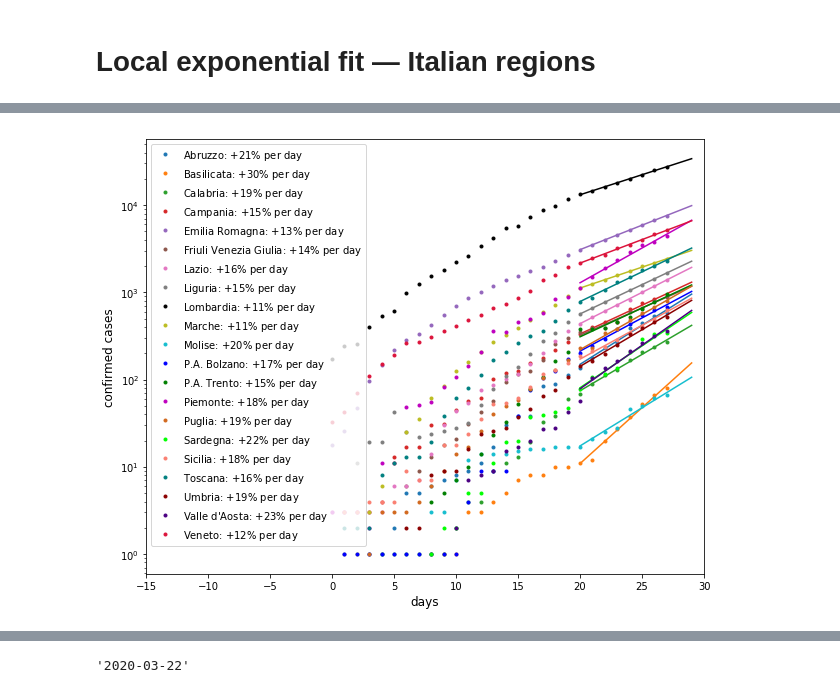
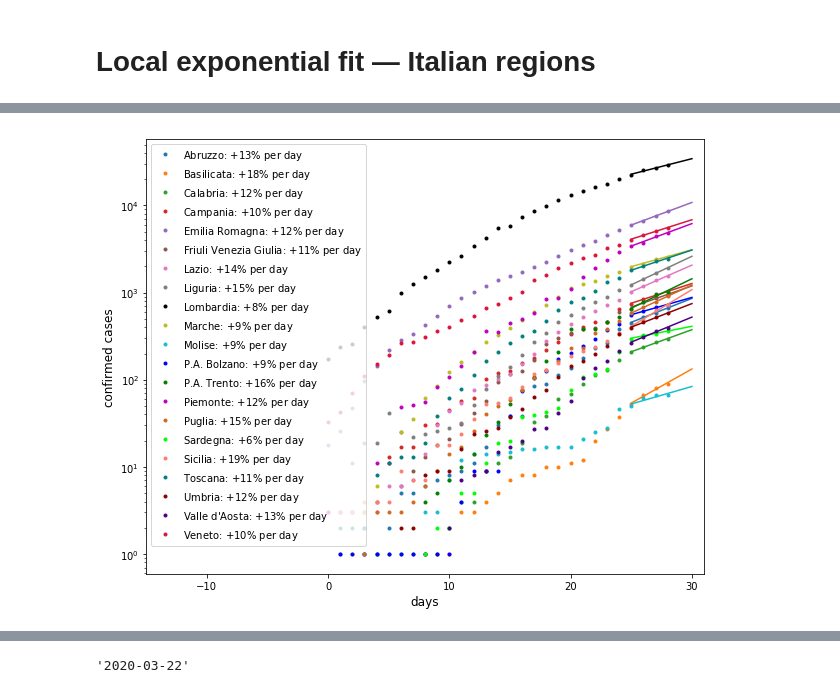
Before and after one commit to albortros/COVID-19, a Jupyter notebook: model-Exponential/LocalExp.ipynb, the cells around one changed output, grey strips where cells are left out. Saved outputs shown, nothing was run; the diff lists cells and outputs as text; code cells hidden in the pictures.

```diff
--- a/model-Exponential/LocalExp.ipynb
+++ b/model-Exponential/LocalExp.ipynb
@@ -31,6 +32,8 @@ def weighted_exp_fit(y, cut=8, weights='linear'):
         return [0, 0], [[0, 0], [0, 0]]
     popt, pcov = curve_fit(exponential, x, y, sigma=sigma)
     return popt, pcov
+# %%
+oggi = str(date.today())
 # %% [markdown]
 # Data
 # %%
@@ -69,36 +72,37 @@ colors = ['tab:blue', 'tab:orange', 'tab:green', 'tab:red', 'tab:purple',
 labels = ['casi', 'morti']
 for i, den in enumerate(denominazioni):
     dfr = df_regions[df_regions.denominazione_regione == den]
     for j, y in enumerate((dfr.totale_casi.values, dfr.deceduti.values)):
         days = len(y)
         x = np.arange(days)
-        popt, pcov = weighted_exp_fit(y, cut=8, weights='linear')
+        cut = 4
+        popt, pcov = weighted_exp_fit(y, cut=cut, weights='linear')
         a, b = unc.correlated_values(popt, pcov)
         slope = unc.nominal_value(b)
         std = unc.std_dev(b)
         xx = np.concatenate((x, [x[-1] + 1, x[-1] + 2])) #extrapolation till the day after tomorrow
         yy = a * unp.exp(b * xx[-3:])
         domani = yy[-2] - yy[-3]
         df_forecast.loc[df_forecast.denominazione_regione == den, labels[j]+'_domani'] = np.round(domani.nominal_value)
         df_forecast.loc[df_forecast.denominazione_regione == den, 'std_'+labels[j]+'_domani'] = np.round(domani.std_dev)
         dopodomani = yy[-1] - yy[-2]
         df_forecast.loc[df_forecast.denominazione_regione == den, labels[j]+'_dopodomani'] = np.round(dopodomani.nominal_value)
         df_forecast.loc[df_forecast.denominazione_regione == den, 'std_'+labels[j]+'_dopodomani'] = np.round(dopodomani.std_dev)
 
         if j == 0: #plot
             label = '{}: $+${}% per day'.format(den, int(round(slope, 2)*100))
             ax.plot(xx[days-cut:], exponential(xx[days-cut:], *popt), color=colors[i])
             ax.plot(x[y>0], y[y>0], '.', color=colors[i], label=label)
 
 ax.set_yscale('log')
 ax.set_ylabel('confirmed cases', fontsize='large')
 ax.set_xlabel('days', fontsize='large')
 ax.set_xlim(-15, days+2)
 ax.legend(loc=0)
 
-fig.savefig('plot/LocalExp-regions.png', dpi = 300)
+fig.savefig('plot/{}-Alberto-LocalExp-regions.png'.format(oggi), dpi = 300)
 # %% [output]
-[figure, old version]
+[figure, new version]
 # %%
 df_forecast.head()
 # %% [output]
```
Also changed, not shown: parts of 3 cells of this notebook, 2 other files.
